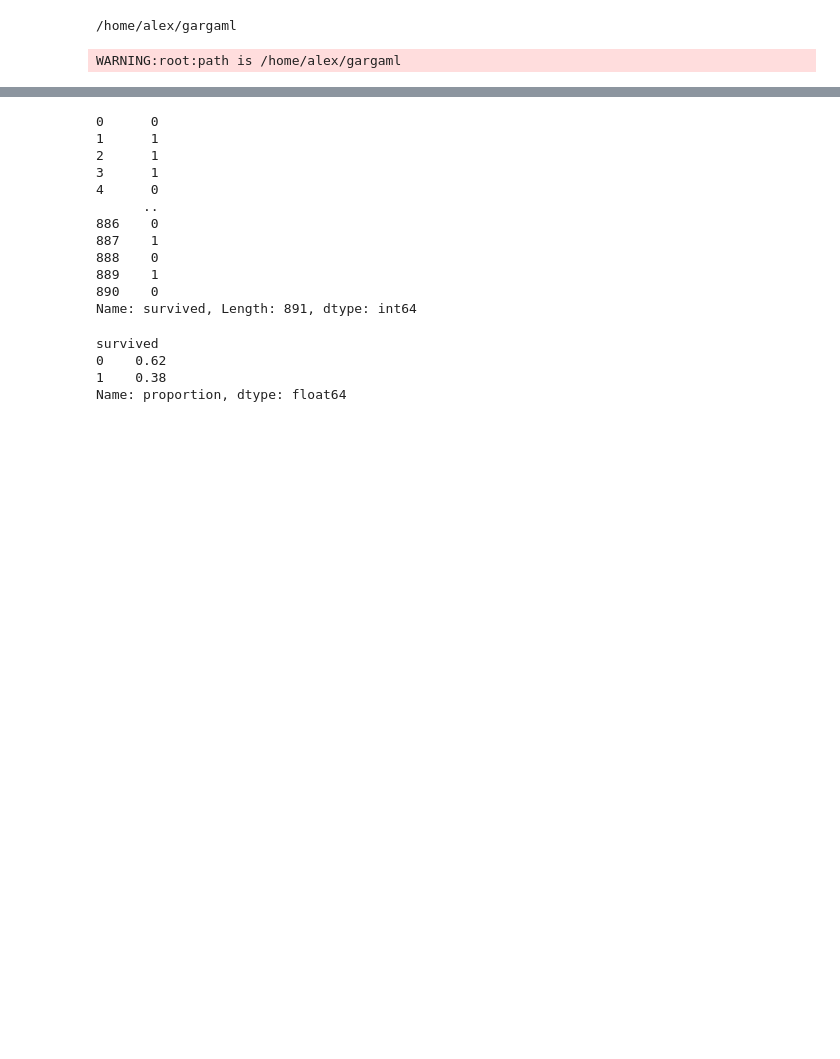
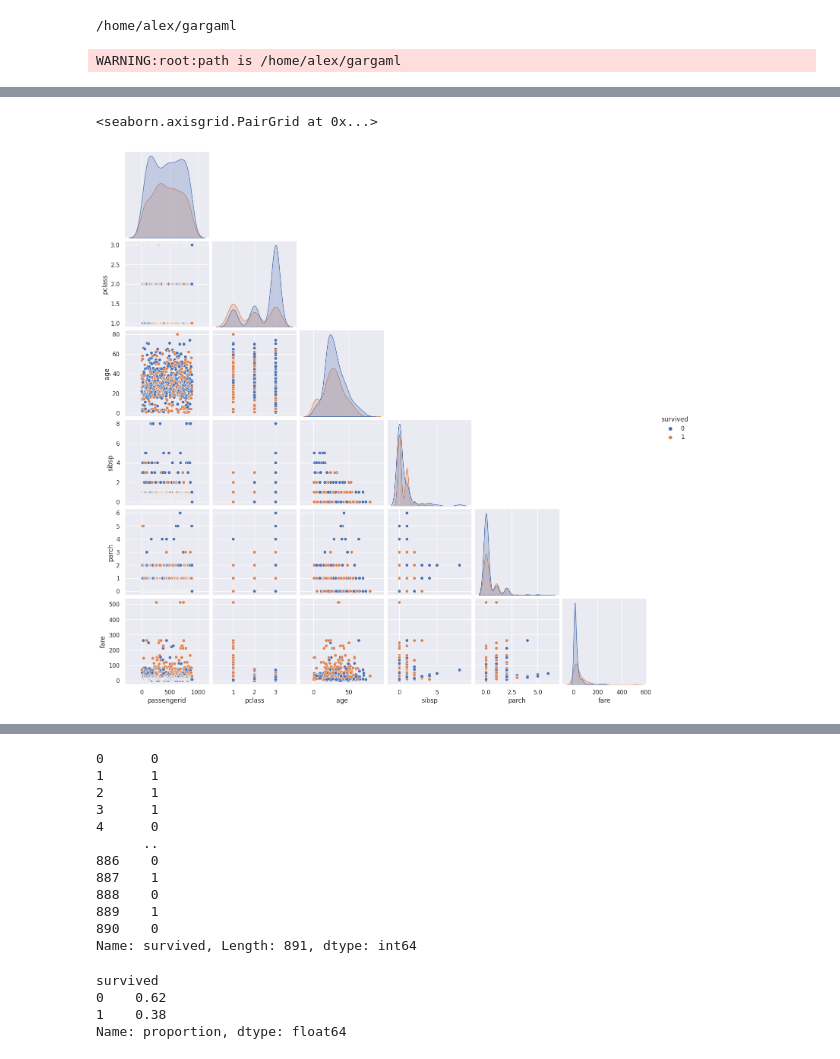
Before and after one commit to AlexandreGazagnes/gargaml, a Jupyter notebook: examples/ml-intro.ipynb, the cells around one changed output, grey strips where cells are left out. Cells and saved outputs as stored; diff of their text form; code cells hidden in the pictures; blank space fills up the shorter version.

```diff
--- a/examples/ml-intro.ipynb
+++ b/examples/ml-intro.ipynb
@@ -16,0 +32,5 @@ X, y = Data().Load.titanic(True, precleaning=True)
+# %%
+sns.pairplot(df, hue="survived", corner=True)
+# %% [output]
+<seaborn.axisgrid.PairGrid at 0x...>
+[figure, added]
```
Also changed, not shown: parts of 36 cells of this notebook.
